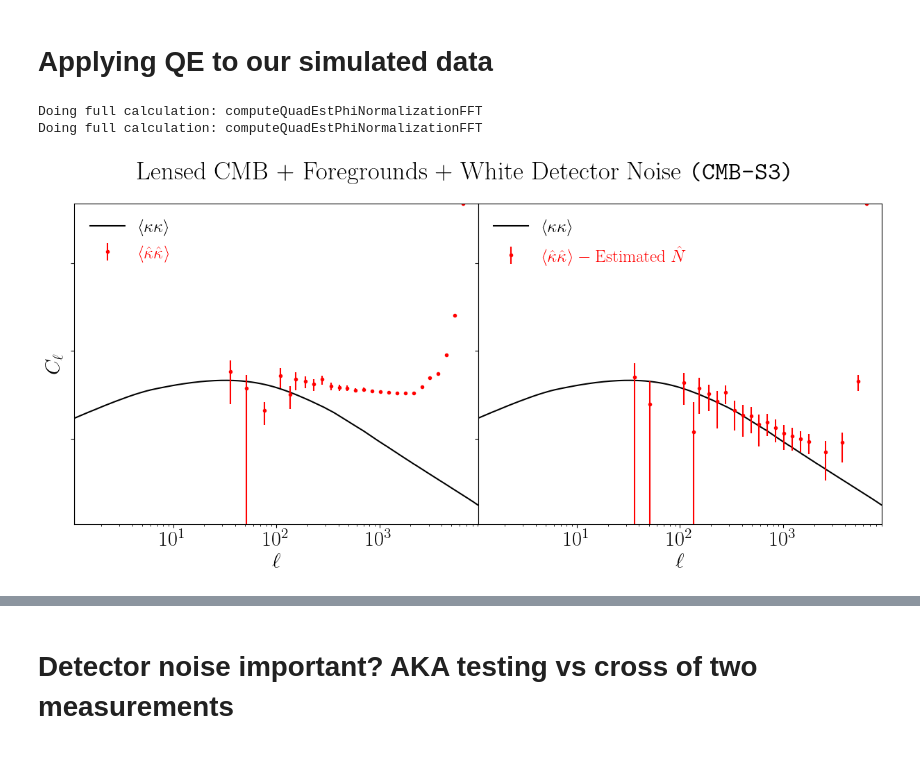
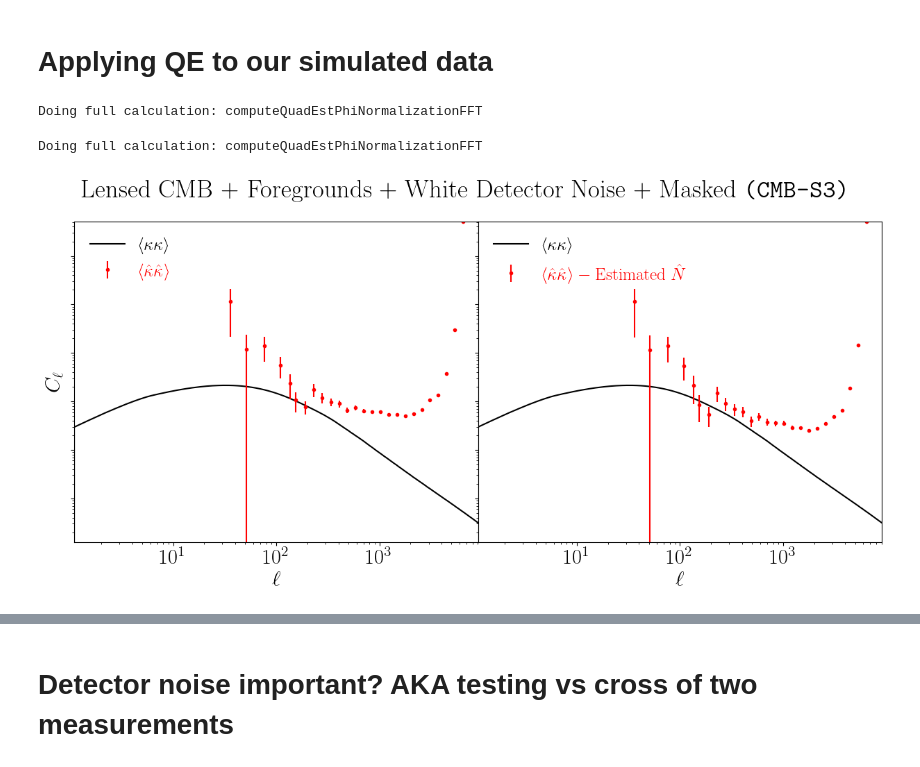
Before and after one commit to EmmanuelSchaan/LensQuEst, a Jupyter notebook: dev/scratch.ipynb, the cells around one changed output, grey strips where cells are left out. Drawn from its saved outputs; the diff is of its cells as text; code cells hidden in the pictures.

Commit message:
added masking, tbd on mean field subtraction

```diff
--- a/dev/scratch.ipynb
+++ b/dev/scratch.ipynb
@@ -69,0 +72,18 @@ Doing full calculation: computeQuadEstPhiNormalizationFFT
+# %%
+#https://stackoverflow.com/questions/12201577/how-can-i-convert-an-rgb-image-into-grayscale-in-python
+def rgb2gray(rgb):
+    return np.dot(rgb[...,:3], [0.2989, 0.5870, 0.1140])
+# %%
+from scipy.ndimage import gaussian_filter
+from scipy.fft import fft2
+
+mask = 1-rgb2gray(plt.imread('../data/input/mask_simple400x400.png'))
+apodized_mask = gaussian_filter(mask, 5)
+fig, axs = plt.subplots(ncols=2, figsize=(16,8))
+
+im0 = axs[0].imshow(mask, vmin=0, vmax=1)
+im1 = axs[1].imshow(apodized_mask, vmin=0, vmax=1)
+
+fig.subplots_adjust(right=0.85)
+cbar_ax = fig.add_axes([0.88, 0.15, 0.04, 0.7])
+fig.colorbar(im1, cax=cbar_ax)
@@ -161,0 +185,14 @@ check the power spectrum
+# %%
+print("Masking the map")
+
+totalMaskedCmb = apodized_mask*totalCmb
+totalMaskedCmbFourier = baseMap.fourier(totalMaskedCmb)
+baseMap.plot(totalMaskedCmb)
+
+print("check the power spectrum")
+lCen, Cl, sCl = baseMap.powerSpectrum(totalMaskedCmbFourier,theory=[cmb.funlensedTT, cmb.ftotal, cmb.fCtotal],
+                                      theory_l=['unlensed', 'lensed+FG+detector', 'lensed'],
+                                          plot=True, save=False)
+print('looking for maksed power spectrum')
+assert(all(lCen==lCent))
+maskCl = Cl-Clt
@@ -172,7 +215,7 @@ nG = dict(zip(['Standard QE', 'AFC Eq(7)'],
                   False]))
 for key in funcs:
     data[key] = funcs[key](cmb.funlensedTT, cmb.fCtotal, lMin=lMin, lMax=lMax,
-                                                       dataFourier=totalCmbFourier, test=False)
+                                                       dataFourier=totalMaskedCmbFourier, test=False)
 
 
     Cls[key] = baseMap.powerSpectrum(dataFourier=data[key],
@@ -181,7 +224,7 @@ for key in funcs:
                                           plot=False, save=False, notGaussian=nG[key])
 # %% [output]
 Doing full calculation: computeQuadEstPhiNormalizationFFT
-Doing full calculation: computeQuadEstPhiNormalizationFFT
+Doing full calculation: computeQuadEstPhiNormalizationFFT
 # %%
 Cls['(Auto QE)-(Power Spectrum(hat NL))'] = (Cls['Standard QE'][0], #binning same
                                             Cls['Standard QE'][1] - Cls['AFC Eq(7)'][1], #subtract power spectrums
@@ -226,34 +269,34 @@ for key in Cls:
     fctr = factor
     if(key=='AFC Eq(7)'):
         fctr = 0
-    ax.errorbar(lCen[Ipos], factor*Cl[Ipos], yerr=fctr*sCl[Ipos], c='red',fmt='.', label=labels[key])
+    ax.errorbar(lCen[Ipos], factor*(Cl[Ipos]), yerr=fctr*sCl[Ipos], c='red',fmt='.', label=labels[key])
 
     ax.set_xscale('log')
     ax.set_yscale('log')
     ax.set_xlabel(r'$\ell$')
     if(ax_idx[key]==0):
         ax.set_ylabel(r'$C_\ell$')
     else:
         ax.set_yticklabels([])
 
 
     bnds['x'] += [np.min(lCen), np.max(lCen)]
     bnds['y'] += [factor*np.min(Cl), factor*np.max(Cl)]
 
 
-fig.suptitle(r'Lensed CMB + Foregrounds + White Detector Noise \texttt{(CMB-S3)}')
+fig.suptitle(r'Lensed CMB + Foregrounds + White Detector Noise + Masked \texttt{(CMB-S3)}')
 
 for ax in axs:
     ax.set_xlim(np.min(bnds['x']), np.max(bnds['x']))
     ax.set_ylim(np.min(bnds['y']), np.max(bnds['y']))
 
 
 
     l=ax.legend(frameon=False, loc='upper left')
     l.get_texts()[-1].set_color('red')
 
 
 
 plt.savefig('figures/Cl_compare.png', bbox_inches='tight')
 # %% [output]
-[figure, old version]
+[figure, new version]
```
Also changed, not shown: parts of 14 cells of this notebook, 4 other files.
